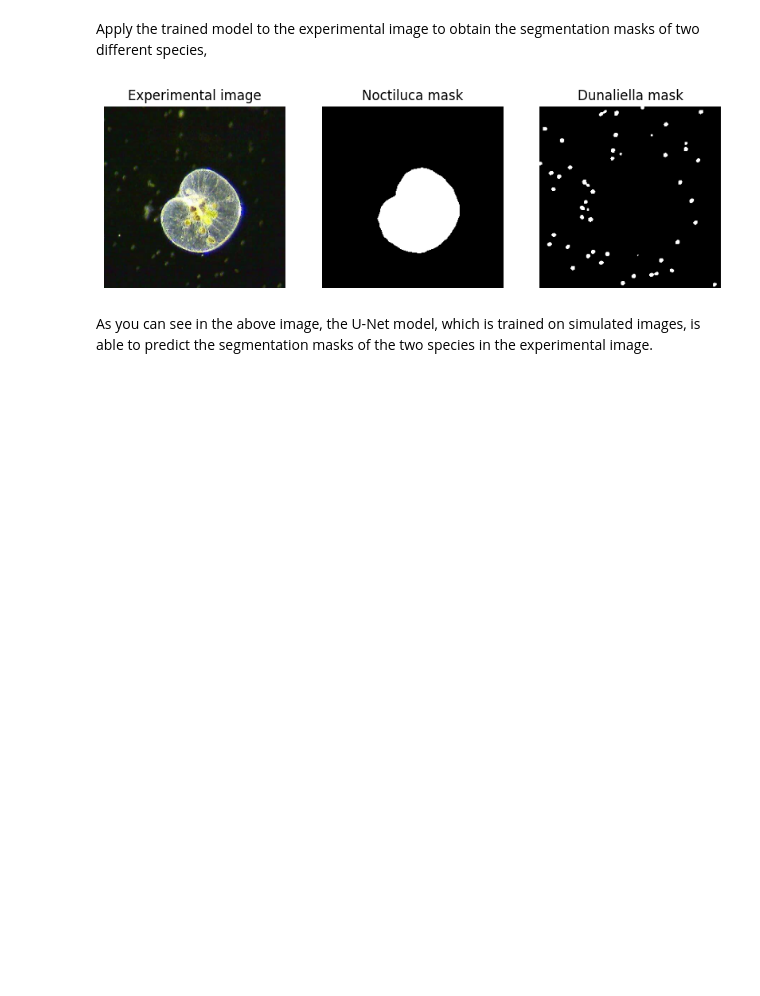
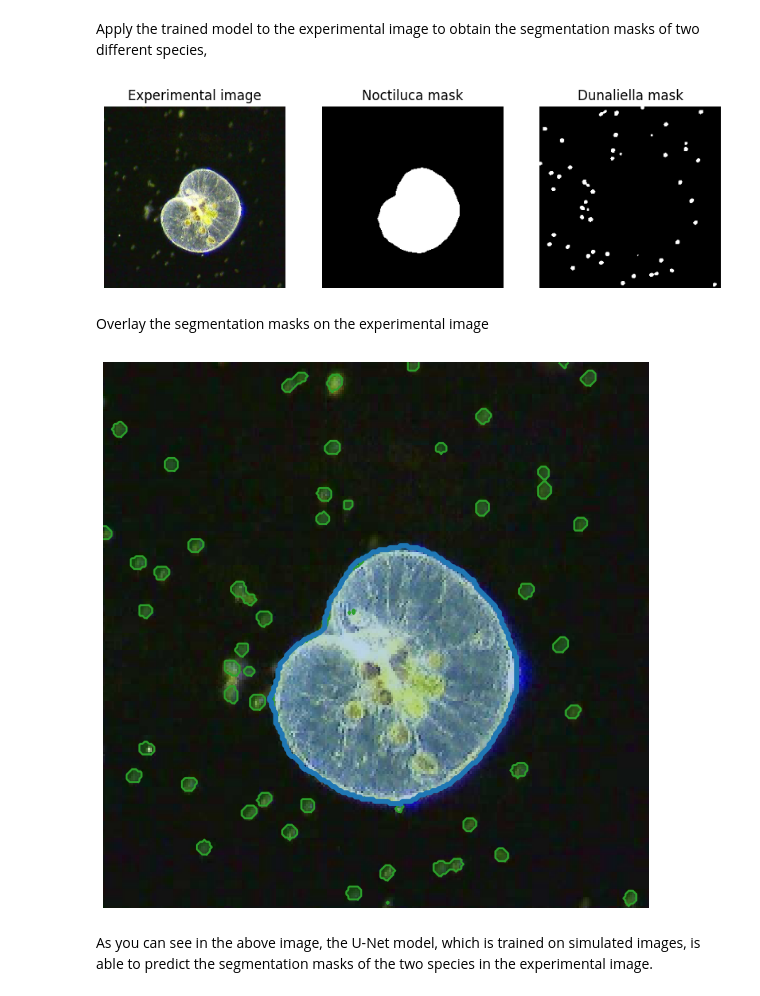
Before and after one commit to softmatterlab/Deep-learning-in-plankton-ecology, a Jupyter notebook: segmentation-tutorials/5-training_UNet_segmentation.ipynb, the cells around one changed output. Saved outputs shown, nothing was run; the diff lists cells and outputs as text; code cells hidden in the pictures; blank space fills up the shorter version.

```diff
--- a/segmentation-tutorials/5-training_UNet_segmentation.ipynb
+++ b/segmentation-tutorials/5-training_UNet_segmentation.ipynb
@@ -448,6 +448,36 @@ plt.axis("off")
 plt.show()
 # %% [output]
 [figure]
+# %% [markdown]
+Overlay the segmentation masks on the experimental image
+# %%
+from skimage.measure import find_contours
+
+contour1 = find_contours(output[0, 1, :, :] > 0.5, 0.5)
+contour2 = find_contours(output[0, 2, :, :] > 0.1, 0.5)
+
+fig = plt.figure(figsize=(10, 10))
+
+plt.imshow(original_image.astype(np.uint8))
+
+for contour in contour2:
+    plt.plot(contour[:, 1], contour[:, 0], "C2", linewidth=2)
+    plt.fill(contour[:, 1], contour[:, 0], "C2", alpha=0.3)
+
+for contour in contour1:
+    plt.plot(contour[:, 1], contour[:, 0], "C0", linewidth=5)
+    plt.fill(contour[:, 1], contour[:, 0], "C0", alpha=0.3)
+
+plt.axis("off")
+
+# fig.savefig(
+#     "../data/noctiluca-data/noctiluca_exp_image_segmented.jpg",
+#     bbox_inches="tight",
+#     pad_inches=0,
+#     dpi=100,
+# )
+# %% [output]
+[figure, added]
 # %% [markdown]
 As you can see in the above image, the U-Net model, which is trained on simulated images, is able to predict the segmentation masks of the two species in the experimental image.
 # %% [markdown]
```
Also changed, not shown: parts of 3 cells of this notebook.
